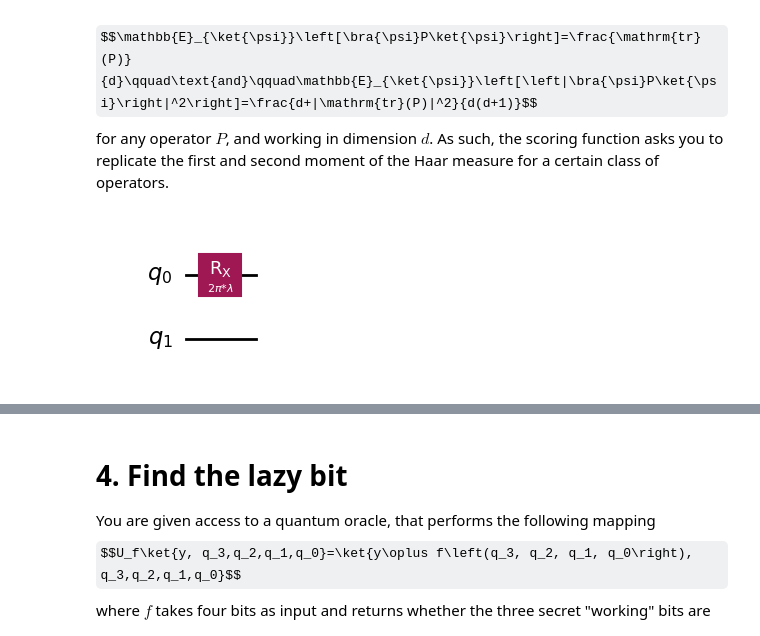
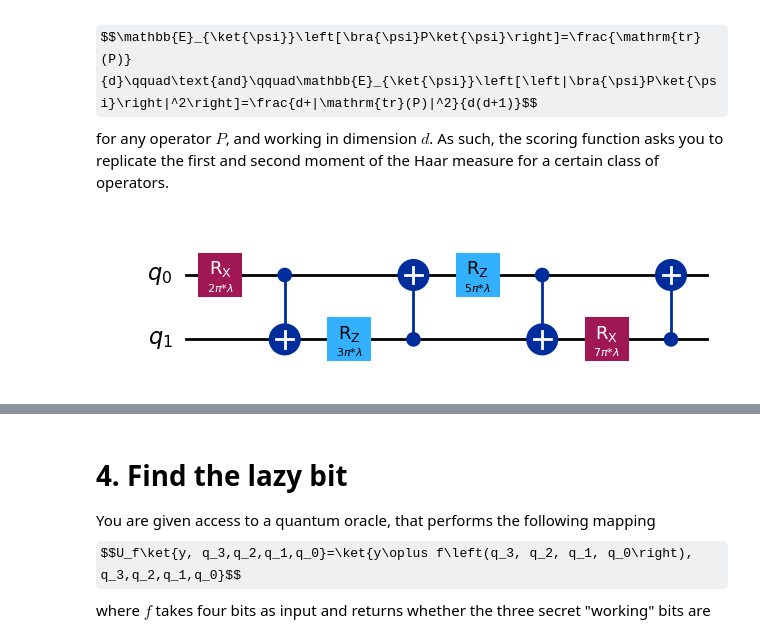
Before and after one commit to chaotiquetaurus/hackaton_interesemestre2, a Jupyter notebook: Sandbox/Questions_Louis.ipynb, the cells around one changed output, grey strips where cells are left out. Cells and saved outputs as stored; diff of their text form; code cells hidden in the pictures; some formulas as TeX source.

```diff
--- a/Sandbox/Questions_Louis.ipynb
+++ b/Sandbox/Questions_Louis.ipynb
@@ -192,13 +272,20 @@ lam = Parameter(r"$\lambda$")
 # %%
 from qiskit import QuantumCircuit
 import numpy as np
 
 # YOUR CODE HERE
 qc = QuantumCircuit(2)
 qc.rx(lam * 2 * np.pi, 0)
+qc.cx(0,1)
+qc.rz(lam * 3 * np.pi, 1)
+qc.cx(1,0)
+qc.rz(lam * 5 * np.pi, 0)
+qc.cx(0,1)
+qc.rx(lam * 7 * np.pi, 1)
+qc.cx(1,0)
 qc.draw("mpl")
 # %% [output]
-[figure, old version]
+[figure, new version]
 # %%
 # SCORING CELL
 
```
Also changed, not shown: parts of 8 cells of this notebook.
